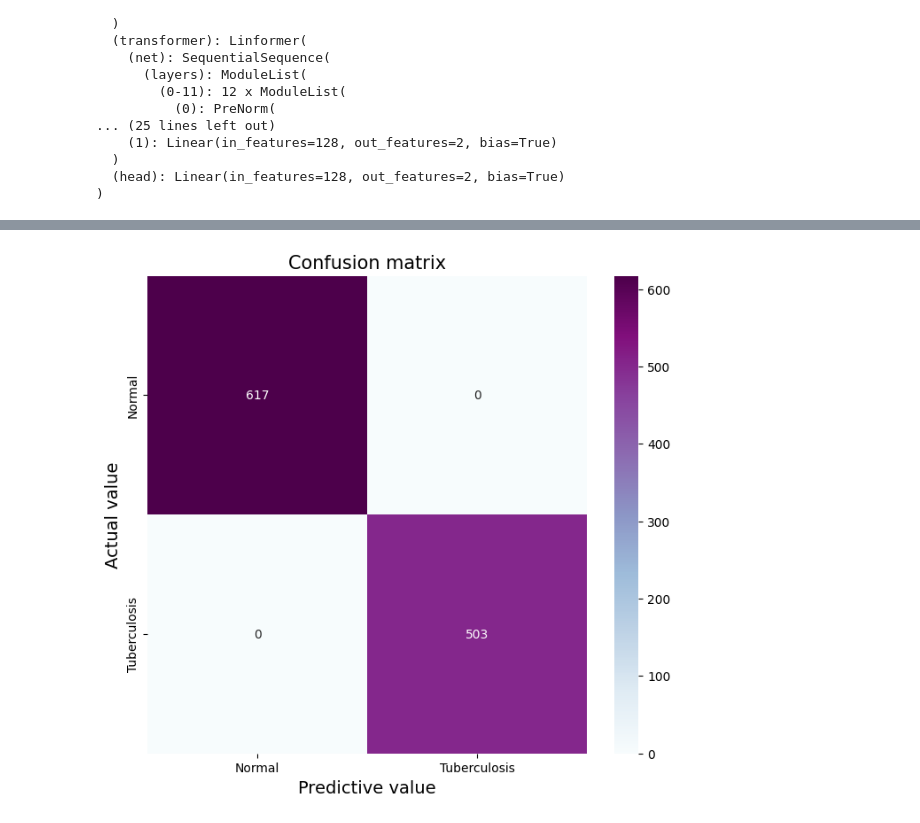
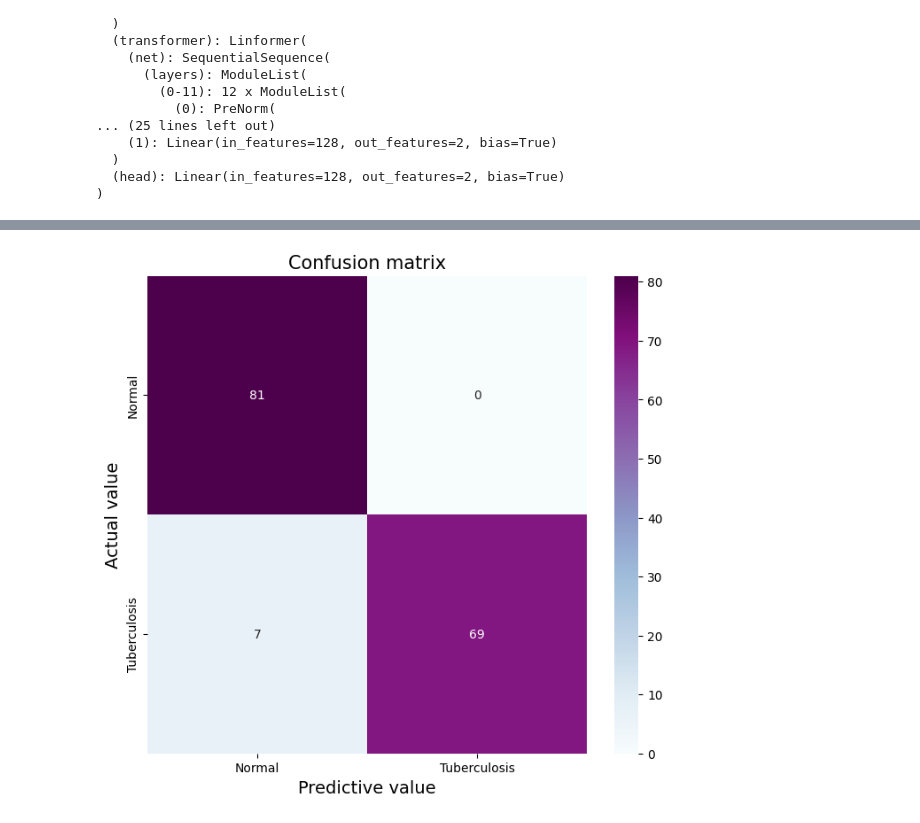
Before and after one commit to lqj126/Vision-Transformer, a Jupyter notebook: ViT.ipynb, the cells around one changed output, grey strips where cells are left out. Saved outputs shown, nothing was run; the diff lists cells and outputs as text; code cells hidden in the pictures.

```diff
--- a/ViT.ipynb
+++ b/ViT.ipynb
@@ -146,8 +156,8 @@ efficient_transformer = Linformer(
 
 model = ViT(
     dim=in_features,
-    image_size=224,
-    patch_size=32,
+    image_size=img_size,
+    patch_size=int(patch_size),
     num_classes=2,
     transformer=efficient_transformer,
     channels=3,
@@ -338,6 +374,34 @@ def evaluate_model(model, dataloader, device):
 
     return true_labels, pred_labels
 
+
+# Get predicted and true labels
+train_true_labels, train_pred_labels = evaluate_model(model, dataloaders['train'], device)
+# Calculate the confusion matrix
+cm_train = confusion_matrix(train_true_labels, train_pred_labels)
+a_train = cm_train[0,0]
+b_train = cm_train[0,1]
+c_train = cm_train[1,0]
+d_train = cm_train[1,1]
+
+acc_train = (a_train+d_train)/(a_train+b_train+c_train+d_train)
+error_rate_train = 1 - acc_train
+sen_train = d_train/(d_train+c_train)
+sep_train = a_train/(a_train+b_train)
+precision_train = d_train/(b_train+d_train)
+F1_train = (2*precision_train*sen_train)/(precision_train+sen_train)
+MCC_train = (d_train*a_train-b_train*c_train) / (math.sqrt((d_train+b_train)*(d_train+c_train)*(a_train+b_train)*(a_train+c_train)))
+print("The sensitivity of the train set is:", sen_train,
+      "\n The specificity of the train set is:", sep_train,
+      "\n The accuracy of the train set is:", acc_train,
+      "\n The error rate of the train set is:", error_rate_train,
+      "\n The precision of the train set is:", precision_train,
+      "\n The F1 score of the train set is:", F1_train,
+      "\n The Matthews correlation coefficient (MCC) of the train set is:", MCC_train)
+
+# Plot confusion matrix
+plot_cm(train_true_labels, train_pred_labels)
+
 # Get the predicted and true labels.
 true_labels, pred_labels = evaluate_model(model, dataloaders['val'], device)
 
@@ -368,30 +432,30 @@ print("The sensitivity of the validation set is:", sen_val,
 # Plot confusion matrix
 plot_cm(true_labels, pred_labels)
 
+# Get predicted and true labels
+test_true_labels, test_pred_labels = evaluate_model(model, dataloaders['test'], device)
+# Calculate the confusion matrix
+cm_test = confusion_matrix(test_true_labels, test_pred_labels)
+a_test = cm_test[0,0]
+b_test = cm_test[0,1]
+c_test = cm_test[1,0]
+d_test = cm_test[1,1]
 
-# Get predicted and true labels
-train_true_labels, train_pred_labels = evaluate_model(model, dataloaders['train'], device)
-# Calculate the confusion matrix
-cm_train = confusion_matrix(train_true_labels, train_pred_labels)
-a_train = cm_train[0,0]
-b_train = cm_train[0,1]
-c_train = cm_train[1,0]
-d_train = cm_train[1,1]
-acc_train = (a_train+d_train)/(a_train+b_train+c_train+d_train)
-error_rate_train = 1 - acc_train
-sen_train = d_train/(d_train+c_train)
-sep_train = a_train/(a_train+b_train)
-precision_train = d_train/(b_train+d_train)
-F1_train = (2*precision_train*sen_train)/(precision_train+sen_train)
-MCC_train = (d_train*a_train-b_train*c_train) / (math.sqrt((d_train+b_train)*(d_train+c_train)*(a_train+b_train)*(a_train+c_train)))
-print("The sensitivity of the train set is:", sen_val,
-      "\n The specificity of the train set is:", sep_val,
-      "\n The accuracy of the train set is:", acc_val,
-      "\n The error rate of the train set is:", error_rate_val,
-      "\n The precision of the train set is:", precision_val,
-      "\n The F1 score of the train set is:", F1_val,
-      "\n The Matthews correlation coefficient (MCC) of the train set is:", MCC_val)
+acc_test = (a_test+d_test)/(a_test+b_test+c_test+d_test)
+error_rate_test = 1 - acc_test
+sen_test = d_test/(d_test+c_test)
+sep_test = a_test/(a_test+b_test)
+precision_test = d_test/(b_test+d_test)
+F1_test = (2*precision_test*sen_test)/(precision_test+sen_test)
+MCC_test = (d_test*a_test-b_test*c_test) / (math.sqrt((d_test+b_test)*(d_test+c_test)*(a_test+b_test)*(a_test+c_test)))
+print("The sensitivity of the test set is:", sen_test,
+      "\n The specificity of the test set is:", sep_test,
+      "\n The accuracy of the test set is:", acc_test,
+      "\n The error rate of the test set is:", error_rate_test,
+      "\n The precision of the test set is:", precision_test,
+      "\n The F1 score of the test set is:", F1_test,
+      "\n The Matthews correlation coefficient (MCC) of the test set is:", MCC_test)
 
 # Plot confusion matrix
-plot_cm(train_true_labels, train_pred_labels)
+plot_cm(test_true_labels, test_pred_labels)
 # %% [output]
@@ -413 +480 @@ The sensitivity of the train set is: 0.9898477157360406
-[figure, old version]
+[figure, new version]
```
Also changed, not shown: parts of 8 cells of this notebook.
